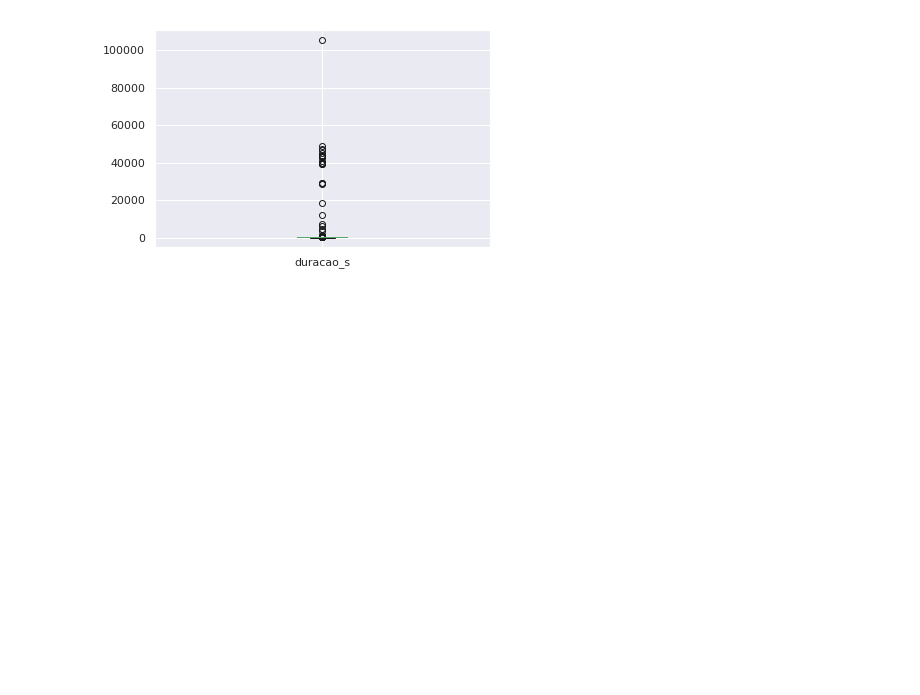
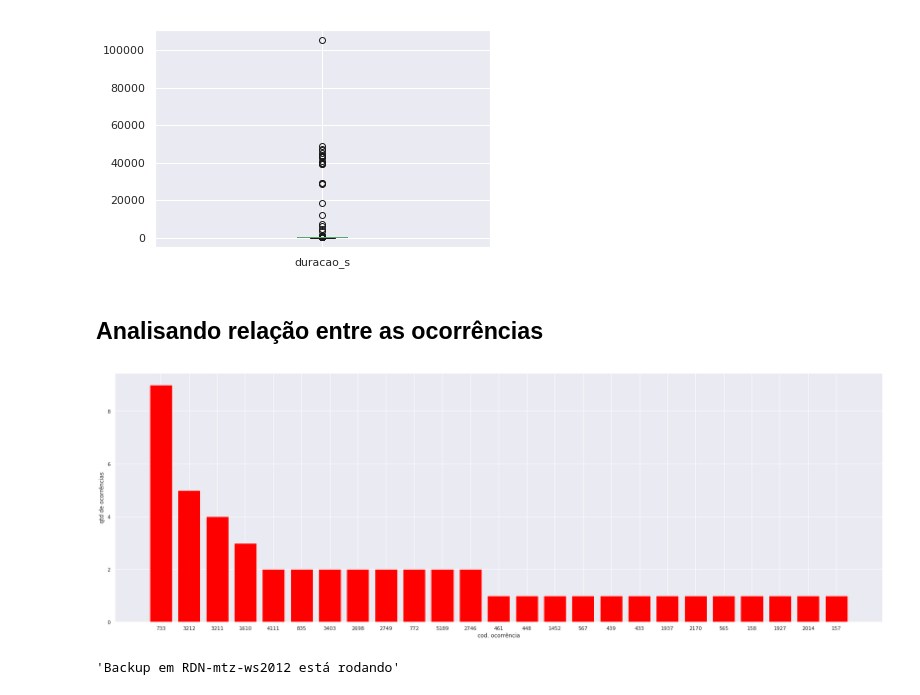
Before and after one commit to michaeloc/data_analysis_server_log, a Jupyter notebook: Analise_Ocorrencias.ipynb, the cells around one changed output. Cells and saved outputs as stored; diff of their text form; code cells hidden in the pictures; blank space fills up the shorter version.

Commit message:
analise entre a relacao de eventos

```diff
--- a/Analise_Ocorrencias.ipynb
+++ b/Analise_Ocorrencias.ipynb
@@ -138,3 +117,19 @@ sub_table[['duracao_s']].plot.box()
 # %% [output]
 <matplotlib.axes._subplots.AxesSubplot at 0x...>
 [figure]
+# %% [markdown]
+## Analisando relação entre as ocorrências
+# %%
+# Carregar dados em um dicionario
+dados = table.iloc[:].values
+
+dict_ocorrencia = {} # o dicionario armazena, para cada ocorrência, a lista de ocorrências que ocorreram no intervalo de 1 hora
+for i in range(len(dados)):
+    horario_limite = (dados[i][2])+pd.Timedelta(hours=1)
+    lista_ocorrencias = []
+    for j in range(i+1, len(dados)):
+        if (dados[j][2] <= horario_limite):
+            lista_ocorrencias.append([j, dados[j][5]])
+        else:
+            break
+    dict_ocorrencia[(i, dados[i][5])] = lista_ocorrencias  # tupla (id_ocorrencia, lista de ocorrências)
@@ -140,0 +168,23 @@ sub_table[['duracao_s']].plot.box()
+# %%
+def run_analise_relacao(dicionario, cod_ocorrencia, n_ocorrencias):
+    keys = buscar_ocorrencias(cod_ocorrencia, dicionario)
+    c = listar_ocorrencias(keys, dicionario)
+    gerar_grafico(c, n_ocorrencias)
+# %%
+# dados - em formato de dicionario c/ todas as ocorrências
+# cod_evento
+# qtd de eventos relacionados
+
+
+# o gráfico vai mostrar para dado um evento quais os n eventos que mais ocorreram
+
+import matplotlib.pyplot as plt
+plt.rcParams['figure.figsize'] = (30,10)
+run_analise_relacao(dict_ocorrencia, 732, 25)
+# %% [output]
+[figure, added]
+# %%
+# pra saber o nome do evento
+lbe.classes_[732]
+# %% [output]
+'Backup em RDN-mtz-ws2012 está rodando'
```
Also changed, not shown: parts of 9 cells of this notebook.
